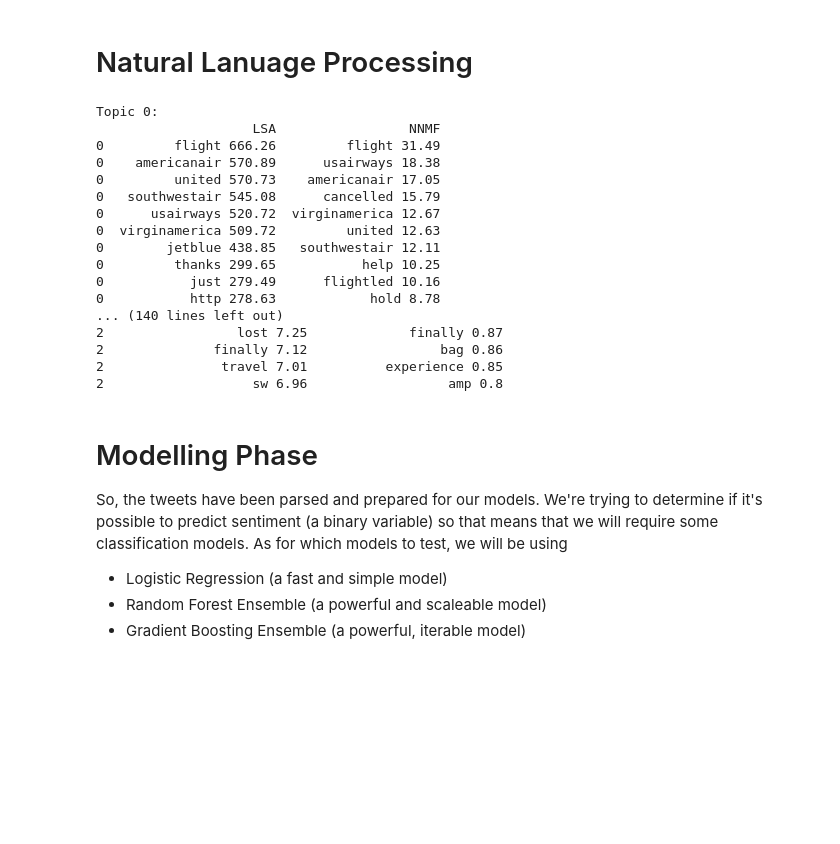
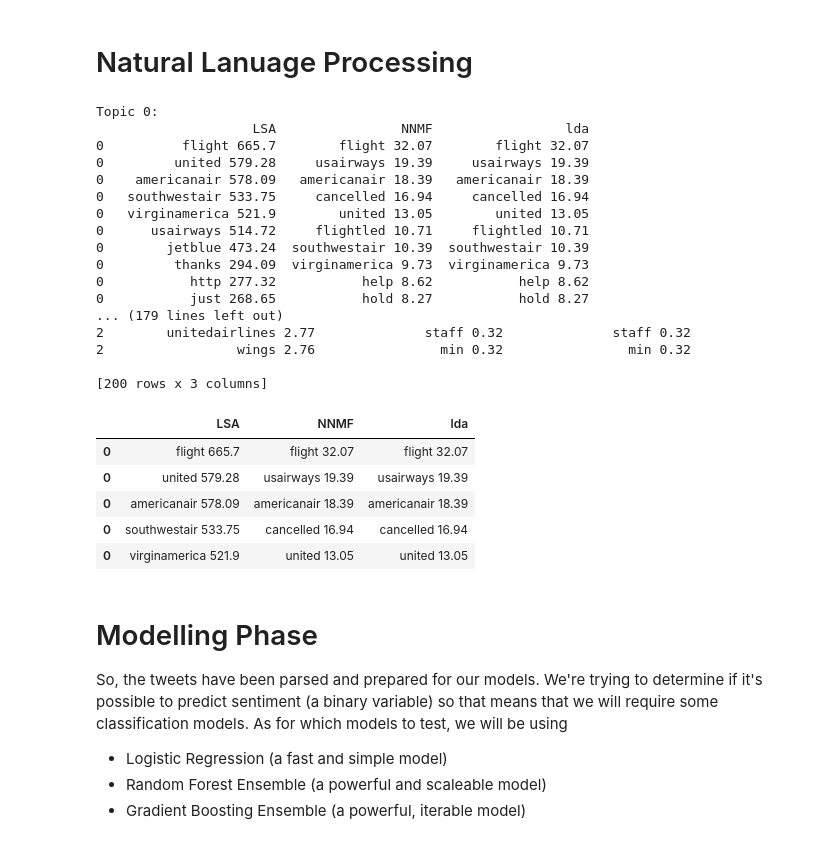
Before and after one commit to mhuh22/Thinkful, a Jupyter notebook: Bootcamp/Unit 7/Sentiment Analysis using Airline Tweets.ipynb, the cells around one changed output. Saved outputs shown, nothing was run; the diff lists cells and outputs as text; code cells hidden in the pictures; blank space fills up the shorter version.

```diff
--- a/Bootcamp/Unit 7/Sentiment Analysis using Airline Tweets.ipynb
+++ b/Bootcamp/Unit 7/Sentiment Analysis using Airline Tweets.ipynb
@@ -385,7 +397,7 @@ y = tweets['airline_sentiment']
 # Parameters for TF-idf vectorizer
 vectorizer = TfidfVectorizer(max_df=0.5,
                              min_df=5,
-                             max_features=500,
+                             max_features=600,
                              stop_words='english',
                              lowercase=True,
                              use_idf=True,
@@ -397,7 +409,7 @@ vectorizer = TfidfVectorizer(max_df=0.5,
 X_tfidf=vectorizer.fit_transform(X)
 
 #splitting into training and test sets
-X_train_tfidf, X_test_tfidf, y_train, y_test = train_test_split(X_tfidf, y, test_size=0.25, random_state=42)
+X_train_tfidf, X_test_tfidf, y_train_tfidf, y_test_tfidf = train_test_split(X_tfidf, y, test_size=0.25, random_state=42)
 
 #Removes all zeros from the matrix
 X_train_tfidf_csr = X_train_tfidf.tocsr()
@@ -422,7 +434,7 @@ X_norm = normalize(X_train_tfidf)
 X_normal  = pd.DataFrame(data=X_norm.toarray())
 # %%
 ## Creating tf-idf matrix
-vectorizer = TfidfVectorizer(stop_words='english')
+# vectorizer = TfidfVectorizer(stop_words='english')
 synopsis_tfidf = vectorizer.fit_transform(tweets['text'])
 
 # Getting the word list.
@@ -455,7 +467,7 @@ def top_words(components, n_top_words):
     return(topwords)
 
 # Number of words to look at for each topic.
-n_top_words = 50
+n_top_words = 200
 
 # Number of possible outcomes (3 = positive, neutral, negative)
 ntopics = tweets['airline_sentiment'].nunique()
@@ -473,6 +485,30 @@ elapsed_lsa = timeit.default_timer() - start_time
 components_lsa = word_topic(synopsis_tfidf, synopsis_lsa, terms)
 topwords=pd.DataFrame()
 topwords['LSA']=top_words(components_lsa, n_top_words)
+# %%
+# LDA
+lda = LDA(n_topics=ntopics,
+          doc_topic_prior=None, # Prior = 1/n_documents
+          topic_word_prior=1/ntopics,
+          learning_decay=0.7, # Convergence rate.
+          learning_offset=10.0, # Causes earlier iterations to have less influence on the learning
+          max_iter=10, # when to stop even if the model is not converging (to prevent running forever)
+          evaluate_every=-1, # Do not evaluate perplexity, as it slows training time.
+          mean_change_tol=0.001, # Stop updating the document topic distribution in the E-step when mean change is < tol
+          max_doc_update_iter=100, # When to stop updating the document topic distribution in the E-step even if tol is not reached
+          n_jobs=-1, # Use all available CPUs to speed up processing time.
+          verbose=0, # amount of output to give while iterating
+          random_state=0
+         )
+
+# Time and run LDA model
+start_time = timeit.default_timer()
+synopsis_lda = nmf.fit_transform(synopsis_tfidf)
+elapsed_lda = timeit.default_timer() - start_time
+
+# Extract most common words for LDA
+components_lda = word_topic(synopsis_tfidf, synopsis_nmf, terms)
+topwords['lda']=top_words(components_nmf, n_top_words)
 # %%
 # Parameters for NNMF
 nmf = NMF(alpha=0.0,
@@ -501,22 +537,31 @@ for topic in range(ntopics):
     print(topwords.loc[topic])
 # %% [output]
 Topic 0:
-                    LSA                 NNMF
-0         flight 666.26         flight 31.49
-0    americanair 570.89      usairways 18.38
-0         united 570.73    americanair 17.05
-0   southwestair 545.08      cancelled 15.79
-0      usairways 520.72  virginamerica 12.67
-0  virginamerica 509.72         united 12.63
-0        jetblue 438.85   southwestair 12.11
-0         thanks 299.65           help 10.25
-0           just 279.49      flightled 10.16
-0           http 278.63            hold 8.78
-... (140 lines left out)
-2                 lost 7.25             finally 0.87
-2              finally 7.12                 bag 0.86
-2               travel 7.01          experience 0.85
-2                   sw 6.96                  amp 0.8
+                    LSA                NNMF                 lda
+0          flight 665.7        flight 32.07        flight 32.07
+0         united 579.28     usairways 19.39     usairways 19.39
+0    americanair 578.09   americanair 18.39   americanair 18.39
+0   southwestair 533.75     cancelled 16.94     cancelled 16.94
+0   virginamerica 521.9        united 13.05        united 13.05
+0      usairways 514.72     flightled 10.71     flightled 10.71
+0        jetblue 473.24  southwestair 10.39  southwestair 10.39
+0         thanks 294.09  virginamerica 9.73  virginamerica 9.73
+0           http 277.32           help 8.62           help 8.62
+0           just 268.65           hold 8.27           hold 8.27
+... (179 lines left out)
+2        unitedairlines 2.77              staff 0.32              staff 0.32
+2                 wings 2.76                min 0.32                min 0.32
+
+[200 rows x 3 columns]
+# %%
+topwords.head()
+# %% [output]
+|  | LSA | NNMF | lda |
+| 0 | flight 665.7 | flight 32.07 | flight 32.07 |
+| 0 | united 579.28 | usairways 19.39 | usairways 19.39 |
+| 0 | americanair 578.09 | americanair 18.39 | americanair 18.39 |
+| 0 | southwestair 533.75 | cancelled 16.94 | cancelled 16.94 |
+| 0 | virginamerica 521.9 | united 13.05 | united 13.05 |
 # %%
 # Create keyword set with top words identified by LSA
 keywords = set(topwords['LSA'].str.split(' ', 0).str[0])
```
Also changed, not shown: parts of 14 cells of this notebook.
